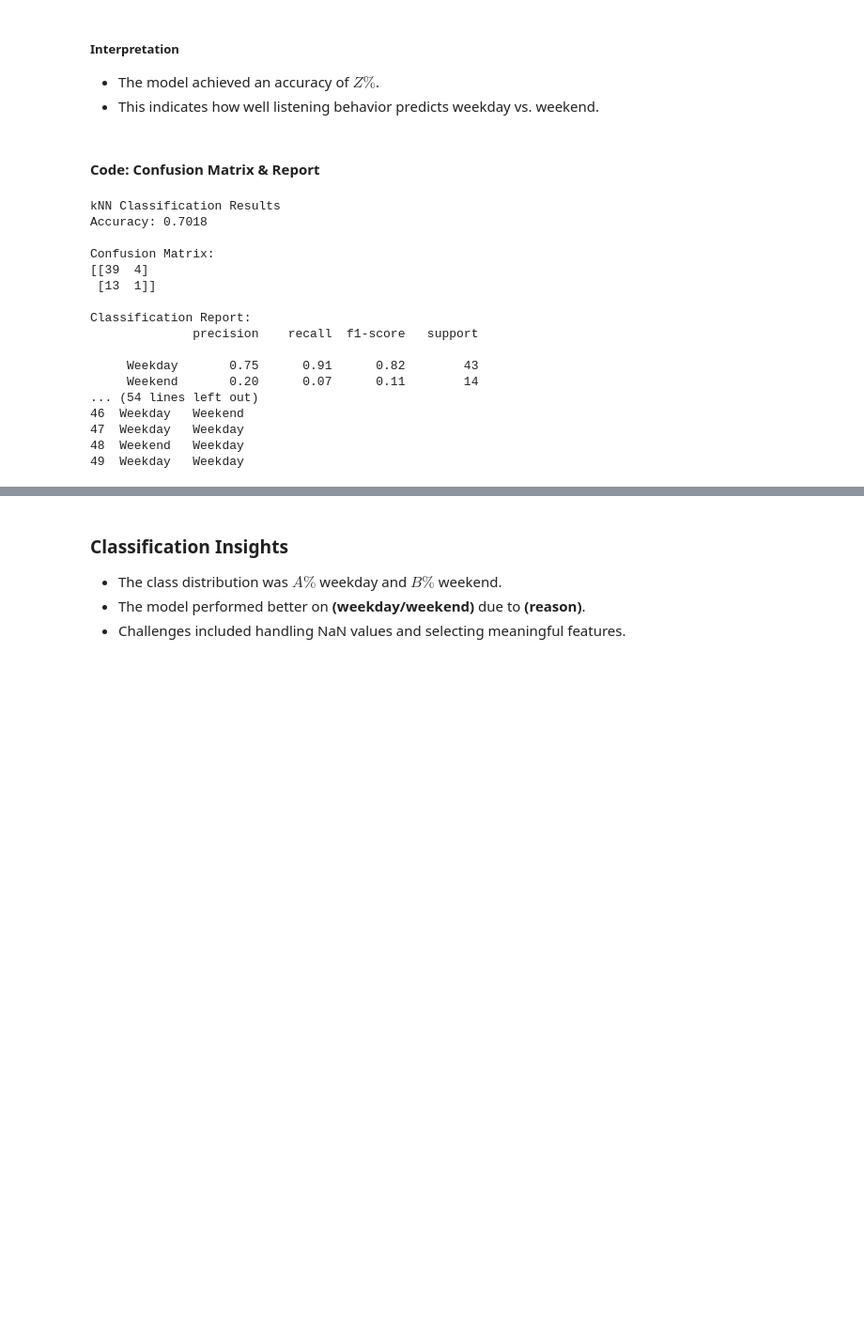
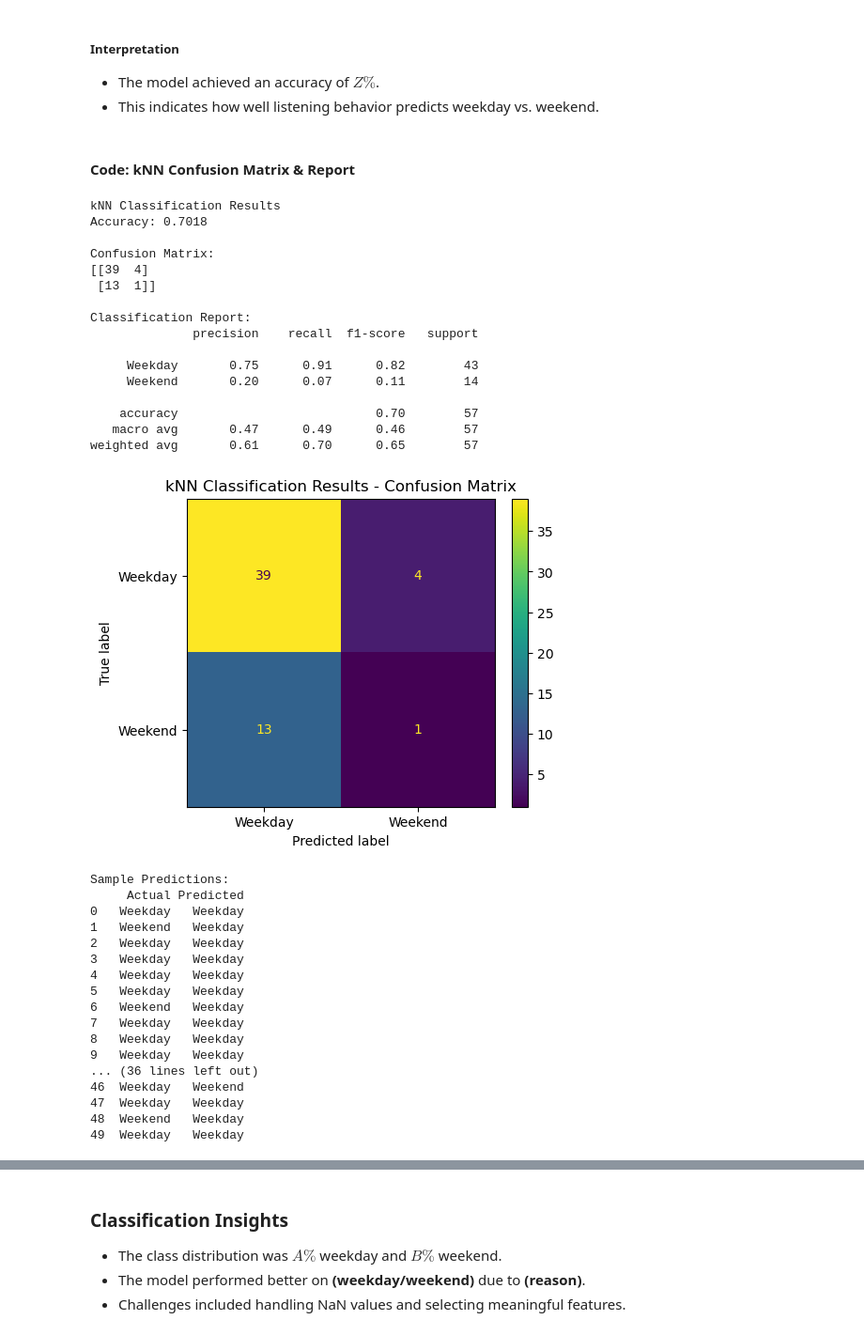
Before and after one commit to tschuff-web/lalaland, a Jupyter notebook: lalaland.ipynb, the cells around one changed output, grey strips where cells are left out. Shown at 94% size. Cells and saved outputs as stored; diff of their text form; code cells hidden in the pictures; blank space fills up the shorter version.

```diff
--- a/lalaland.ipynb
+++ b/lalaland.ipynb
@@ -478,25 +473,42 @@ Accuracy: 0.7017543859649122
 - The model achieved an accuracy of $Z\%$.
 - This indicates how well listening behavior predicts weekday vs. weekend.
 # %% [markdown]
-#### Code: Confusion Matrix & Report
+#### Code: kNN Confusion Matrix & Report
 # %%
 # Print out a mini-report of the kNN classification results
-new_utils.clf_report(y_test, y_pred, acc)
+new_utils.clf_report("kNN", y_test, y_pred, acc, title="kNN Classification Results")
 # %% [output]
 kNN Classification Results
 Accuracy: 0.7018
 
 Confusion Matrix:
 [[39  4]
  [13  1]]
 
 Classification Report:
               precision    recall  f1-score   support
 
      Weekday       0.75      0.91      0.82        43
      Weekend       0.20      0.07      0.11        14
-... (54 lines left out)
-46  Weekday   Weekend
-47  Weekday   Weekday
-48  Weekend   Weekday
-49  Weekday   Weekday
+
+    accuracy                           0.70        57
+   macro avg       0.47      0.49      0.46        57
+weighted avg       0.61      0.70      0.65        57
+[figure, added]
+Sample Predictions:
+     Actual Predicted
+0   Weekday   Weekday
+1   Weekend   Weekday
+2   Weekday   Weekday
+3   Weekday   Weekday
+4   Weekday   Weekday
+5   Weekday   Weekday
+6   Weekend   Weekday
+7   Weekday   Weekday
+8   Weekday   Weekday
+9   Weekday   Weekday
+... (36 lines left out)
+46  Weekday   Weekend
+47  Weekday   Weekday
+48  Weekend   Weekday
+49  Weekday   Weekday
```
Also changed, not shown: parts of 28 cells of this notebook, 2 other files.
